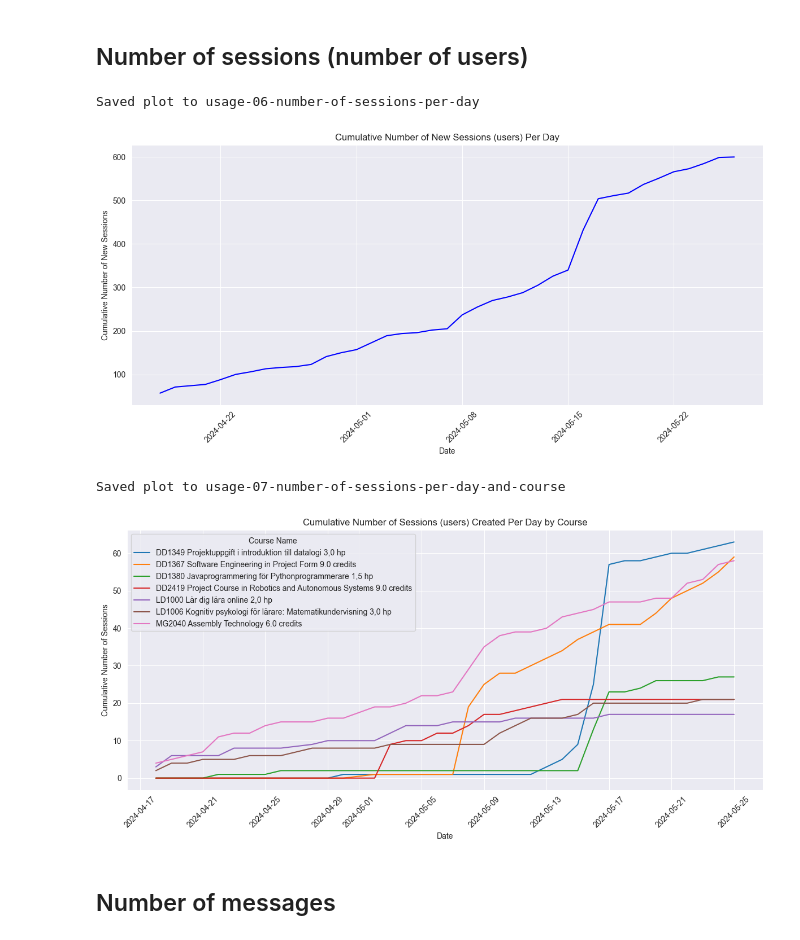
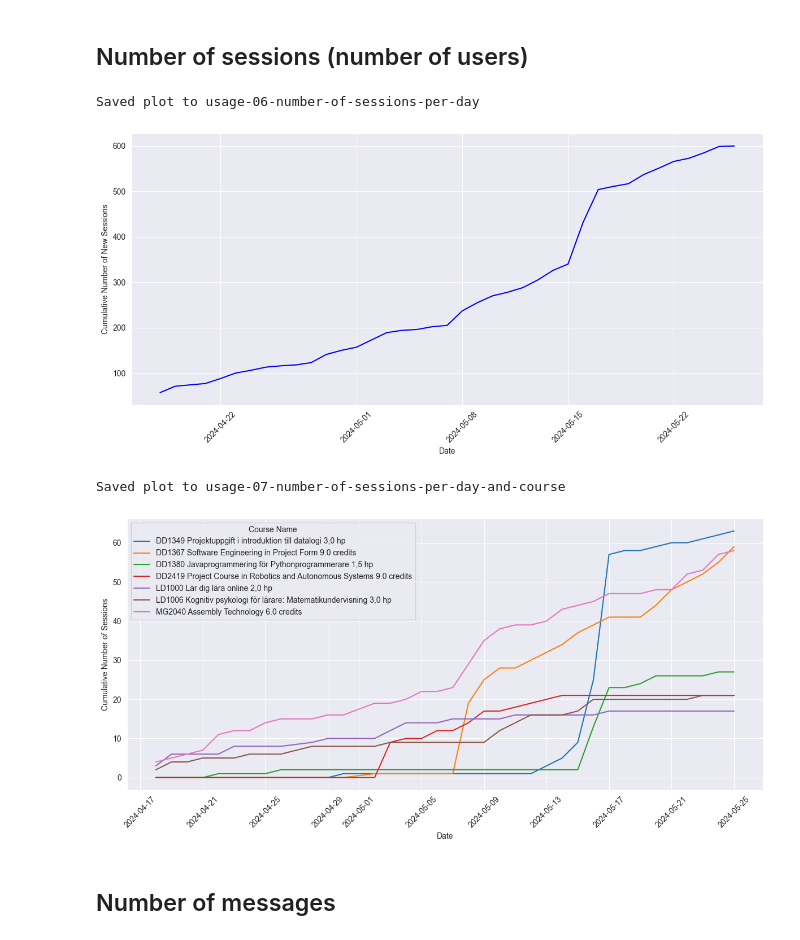
Before and after one commit to nattvara/DA231X, a Jupyter notebook: results/notebooks/usage.ipynb, the cells around one changed output. Saved outputs shown, nothing was run; the diff lists cells and outputs as text; code cells hidden in the pictures.

```diff
--- a/results/notebooks/usage.ipynb
+++ b/results/notebooks/usage.ipynb
@@ -267,7 +262,6 @@ cumulative_sessions_per_day = sessions_per_day.cumsum()
 
 plt.figure(figsize=(12, 6))
 plt.plot(cumulative_sessions_per_day.index, cumulative_sessions_per_day.values, marker='', linestyle='-', color='b')
-plt.title('Cumulative Number of New Sessions (users) Per Day')
 plt.xlabel('Date')
 plt.ylabel('Cumulative Number of New Sessions')
 plt.grid(True)
@@ -277,7 +271,7 @@ save_plot(plt, "usage-06-number-of-sessions-per-day", "Cumulative number of sess
 plt.show()
 # %% [output]
 Saved plot to usage-06-number-of-sessions-per-day
-[figure, old version]
+[figure, new version]
 # %%
 df_chats = dataframes['chats']
 df_sessions = dataframes['sessions']
@@ -286,35 +280,34 @@ df_courses = dataframes['courses']
 df_sessions['created_at'] = pd.to_datetime(df_sessions['created_at'])
 df_chats['created_at'] = pd.to_datetime(df_chats['created_at'])
 
 df_merged = pd.merge(df_chats, df_sessions[['id', 'is_test_user', 'created_at']], left_on='session_id', right_on='id', how='left')
 
 df_filtered = df_merged[df_merged['is_test_user'] == False].copy()
 df_filtered = df_filtered[pd.to_datetime(df_filtered['created_at_y']).dt.date >= pd.to_datetime('2024-04-18').date()]
 
 df_filtered = df_filtered[~df_filtered['course_id'].isin(exclude_courses)]
 
 df_filtered_with_names = pd.merge(df_filtered, df_courses, left_on='course_id', right_on='id', how='left', suffixes=('', '_course'))
 
 sessions_per_day_per_course = df_filtered_with_names.groupby(['name', df_filtered_with_names['created_at_y'].dt.date])['session_id'].nunique().unstack(fill_value=0)
 
 cumulative_sessions_per_course = sessions_per_day_per_course.cumsum(axis=1).T
 
 plt.figure(figsize=(12, 6))
 for course_name in cumulative_sessions_per_course.columns:
     plt.plot(cumulative_sessions_per_course.index, cumulative_sessions_per_course[course_name], marker='', linestyle='-', label=course_name)
 
-plt.title('Cumulative Number of Sessions (users) Created Per Day by Course')
 plt.xlabel('Date')
 plt.ylabel('Cumulative Number of Sessions')
 plt.legend(title='Course Name')
 plt.grid(True)
 plt.xticks(rotation=45)
 plt.tight_layout()
 save_plot(plt, "usage-07-number-of-sessions-per-day-and-course", "Cumulative number of sessions per day in each course", "fig:usage_07_number_of_sessions_per_day_and_course")
 plt.show()
 # %% [output]
 Saved plot to usage-07-number-of-sessions-per-day-and-course
-[figure, old version]
+[figure, new version]
 # %% [markdown]
 ## Number of messages
 # %%
```
Also changed, not shown: parts of 12 cells of this notebook, 13 other files.
